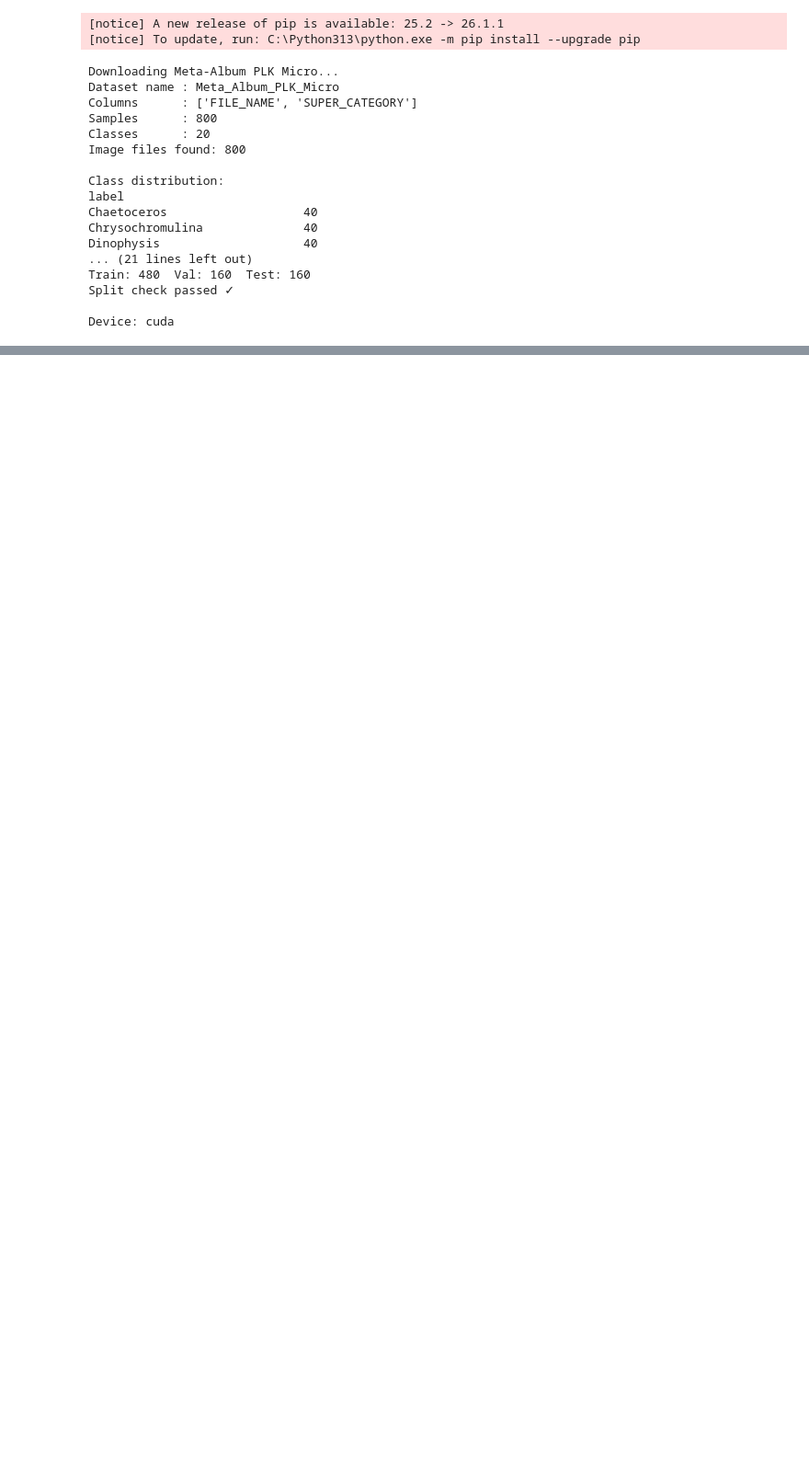
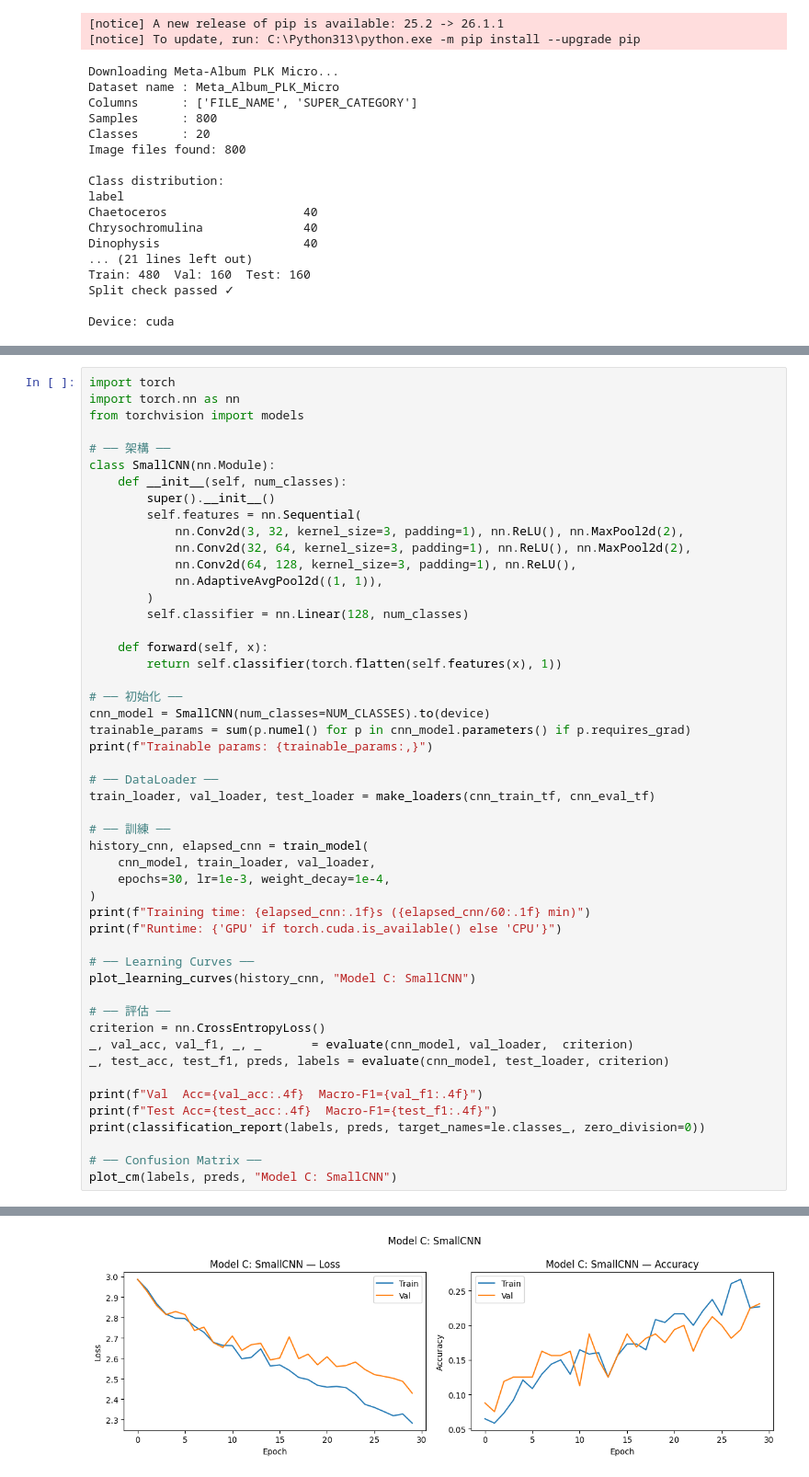
Before and after one commit to xiaomingtseng/ml2026-assignments, a Jupyter notebook: a4_common.ipynb, the cells around one changed output, grey strips where cells are left out. Shown at 92% size. Drawn from its saved outputs; the diff is of its cells as text; blank space fills up the shorter version.

Commit message:
A4: add Model C SmallCNN + Q3 analysis

```diff
--- a/a4_common.ipynb
+++ b/a4_common.ipynb
@@ -376,0 +395,51 @@ NameError: name 'eval_classical' is not defined
+# %%
+import torch
+import torch.nn as nn
+from torchvision import models
+
+# ── 架構 ──
+class SmallCNN(nn.Module):
+    def __init__(self, num_classes):
+        super().__init__()
+        self.features = nn.Sequential(
+            nn.Conv2d(3, 32, kernel_size=3, padding=1), nn.ReLU(), nn.MaxPool2d(2),
+            nn.Conv2d(32, 64, kernel_size=3, padding=1), nn.ReLU(), nn.MaxPool2d(2),
+            nn.Conv2d(64, 128, kernel_size=3, padding=1), nn.ReLU(),
+            nn.AdaptiveAvgPool2d((1, 1)),
+        )
+        self.classifier = nn.Linear(128, num_classes)
+
+    def forward(self, x):
+        return self.classifier(torch.flatten(self.features(x), 1))
+
+# ── 初始化 ──
+cnn_model = SmallCNN(num_classes=NUM_CLASSES).to(device)
+trainable_params = sum(p.numel() for p in cnn_model.parameters() if p.requires_grad)
+print(f"Trainable params: {trainable_params:,}")
+
+# ── DataLoader ──
+train_loader, val_loader, test_loader = make_loaders(cnn_train_tf, cnn_eval_tf)
+
+# ── 訓練 ──
+history_cnn, elapsed_cnn = train_model(
+    cnn_model, train_loader, val_loader,
+    epochs=30, lr=1e-3, weight_decay=1e-4,
+)
+print(f"Training time: {elapsed_cnn:.1f}s ({elapsed_cnn/60:.1f} min)")
+print(f"Runtime: {'GPU' if torch.cuda.is_available() else 'CPU'}")
+
+# ── Learning Curves ──
+plot_learning_curves(history_cnn, "Model C: SmallCNN")
+
+# ── 評估 ──
+criterion = nn.CrossEntropyLoss()
+_, val_acc, val_f1, _, _       = evaluate(cnn_model, val_loader,  criterion)
+_, test_acc, test_f1, preds, labels = evaluate(cnn_model, test_loader, criterion)
+
+print(f"Val  Acc={val_acc:.4f}  Macro-F1={val_f1:.4f}")
+print(f"Test Acc={test_acc:.4f}  Macro-F1={test_f1:.4f}")
+print(classification_report(labels, preds, target_names=le.classes_, zero_division=0))
+
+# ── Confusion Matrix ──
+plot_cm(labels, preds, "Model C: SmallCNN")
+# %% [output]
@@ -376,0 +463 @@ NameError: name 'eval_classical' is not defined
+[figure, added]
```
Also changed, not shown: parts of 3 cells of this notebook, 2 other files.
